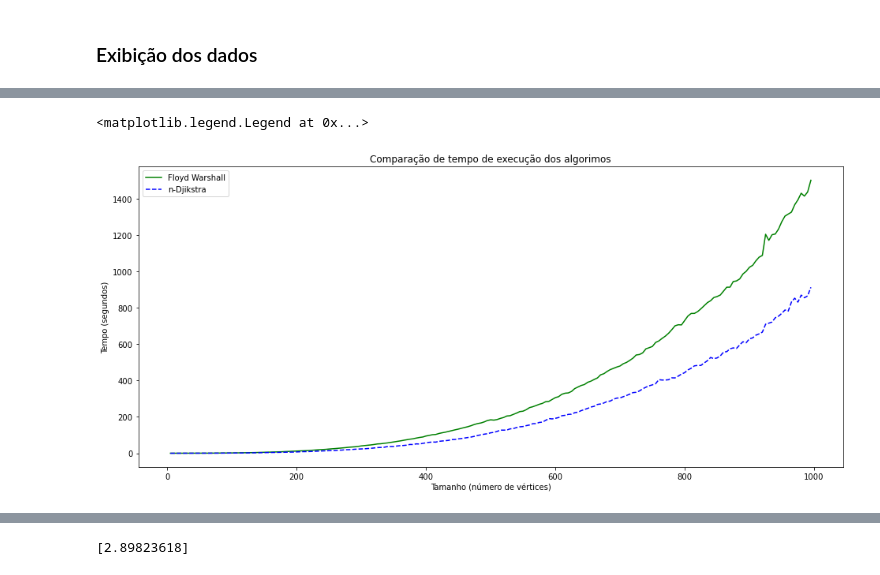
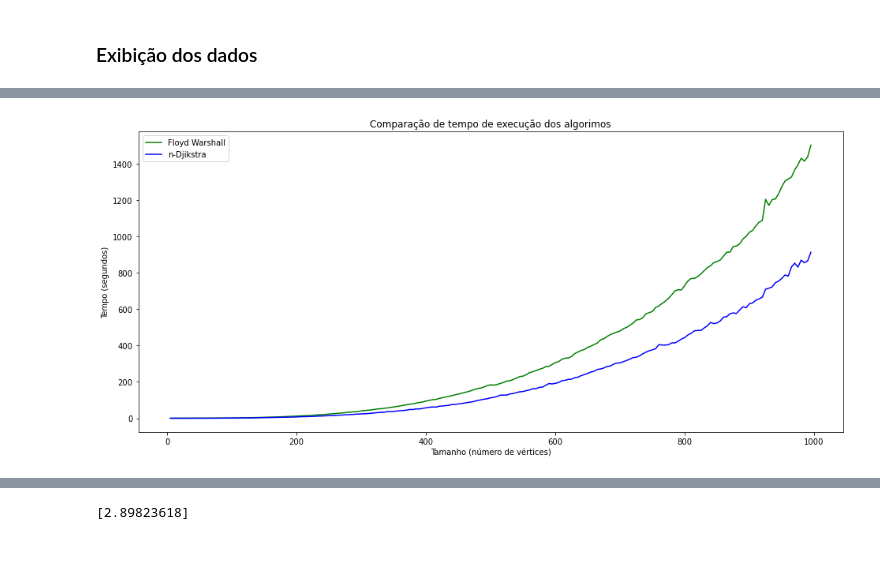
Before and after one commit to RonildoSilva/Resolucao-Listas-PAA, a Jupyter notebook: resolucao/trabalho/sub02/Submissão_2_[Floyd_x_Dijkstra]_(Avaliação_Teórica).ipynb, the cells around one changed output, grey strips where cells are left out. Saved outputs shown, nothing was run; the diff lists cells and outputs as text; code cells hidden in the pictures.

```diff
--- a/resolucao/trabalho/sub02/Submissão_2_[Floyd_x_Dijkstra]_(Avaliação_Teórica).ipynb
+++ b/resolucao/trabalho/sub02/Submissão_2_[Floyd_x_Dijkstra]_(Avaliação_Teórica).ipynb
@@ -163,7 +157,7 @@ for i in range(N, M):
 # %%
 import pandas as pd
 # %%
-df = pd.read_csv('time_execution_[1 - 1000].csv')
+df = pd.read_csv('time_execution_[1 - 1000].csv', index_col=0)
 #df = pd.read_csv('time_execution_[1 - 101]_2020-09-08 03:38:03.762825.csv')
 # %%
 #df.to_html('time_execution_[1 - 1000].html')
@@ -172,24 +177,25 @@ df_fl_dj = df
 # %%
 import matplotlib.pyplot as plt
 from math import log
 import numpy as np
 
 plt.figure(figsize=(16,7))
 
 plt.title('Comparação de tempo de execução dos algorimos')
 
 plt.plot(df_fl_dj['size'], df_fl_dj['floyd_time'],
         color='green', linestyle='solid')
 
 plt.plot(df_fl_dj['size'], df_fl_dj['djikstra_time'],
-        color='blue', linestyle='dashed')
+        color='blue', linestyle='solid')
 
 
 plt.xlabel('Tamanho (número de vértices)')
 #plt.xlabel('Tamanho (número de vértices) $2^{n}$')
 plt.ylabel('Tempo (segundos)')
 
 plt.legend(['Floyd Warshall', 'n-Djikstra'])
+
+plt.savefig('fld-dkt-t(n)-1-1000.png')
 # %% [output]
-<matplotlib.legend.Legend at 0x...>
-[figure, old version]
+[figure, new version]
```
Also changed, not shown: parts of 8 cells of this notebook, 2 other files.
